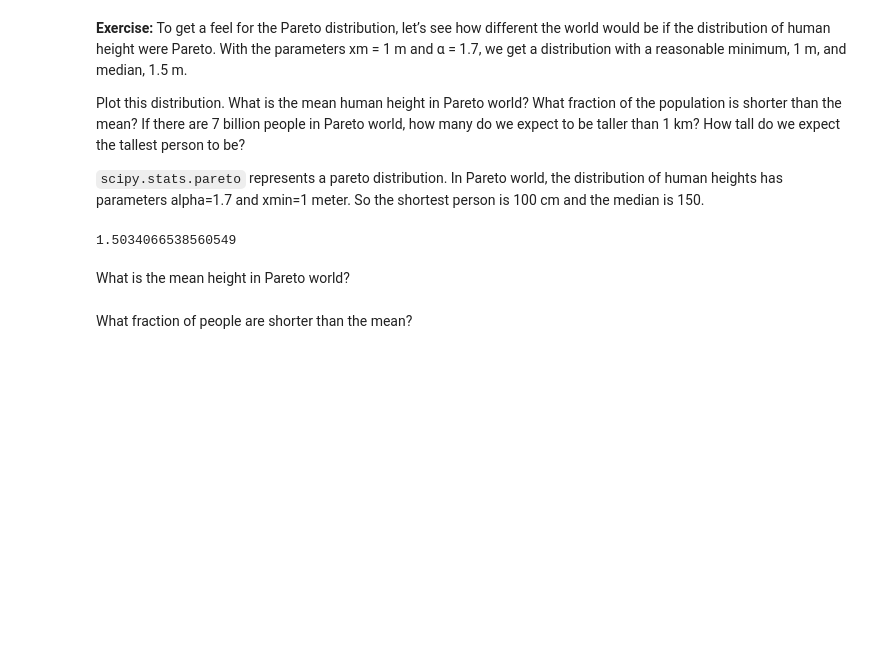
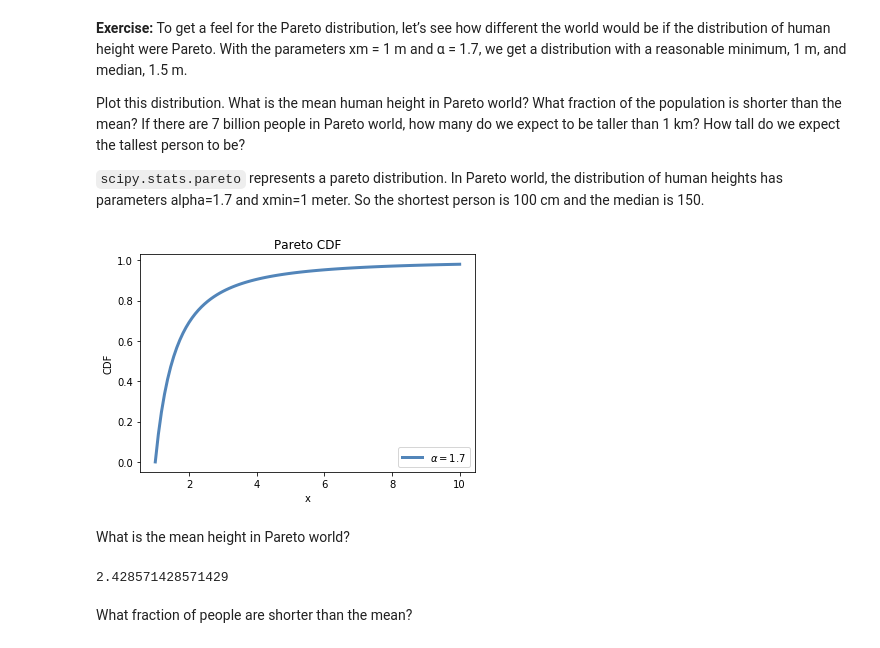
Before and after one commit to RonnieBrooklyn/ThinkStats2, a Jupyter notebook: code/chap05ex.ipynb, the cells around one changed output. Drawn from its saved outputs; the diff is of its cells as text; code cells hidden in the pictures; blank space fills up the shorter version.

```diff
--- a/code/chap05ex.ipynb
+++ b/code/chap05ex.ipynb
@@ -408,9 +408,18 @@ Plot this distribution. What is the mean human height in Pareto world? What frac
 # %%
 alpha = 1.7
 xmin = 1       # meter
 dist = scipy.stats.pareto(b=alpha, scale=xmin)
 dist.median()
+
+min = 0.5
+
+thinkplot.PrePlot(1)
+xs, ps = thinkstats2.RenderParetoCdf(xmin, alpha, 0, 10.0, n=100)
+thinkplot.Plot(xs, ps, label=r'$\alpha=%g$' % alpha)
+
+thinkplot.Config(title='Pareto CDF', xlabel='x',
+                 ylabel='CDF', loc='lower right')
 # %% [output]
-1.5034066538560549
+[figure, added]
 # %% [markdown]
 What is the mean height in Pareto world?
@@ -419,2 +426,6 @@ What is the mean height in Pareto world?
+# %%
+dist.mean()
+# %% [output]
+2.428571428571429
 # %% [markdown]
 What fraction of people are shorter than the mean?
```
Also changed, not shown: parts of 33 cells of this notebook.
